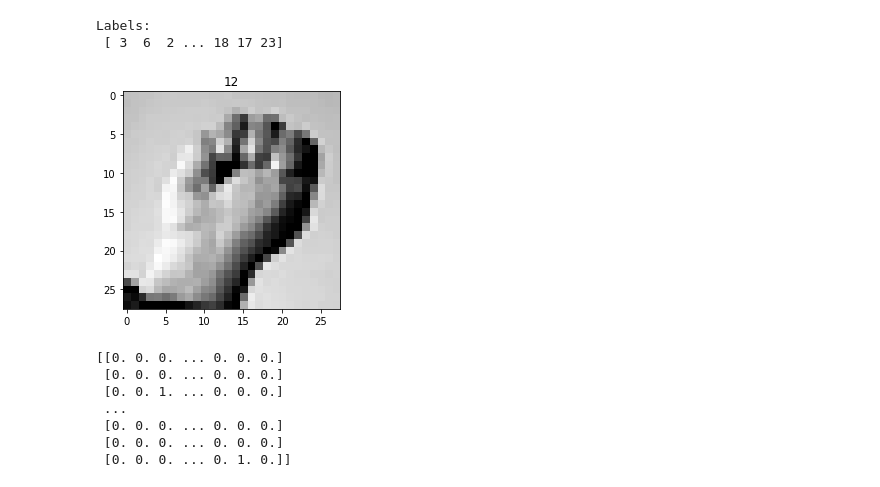
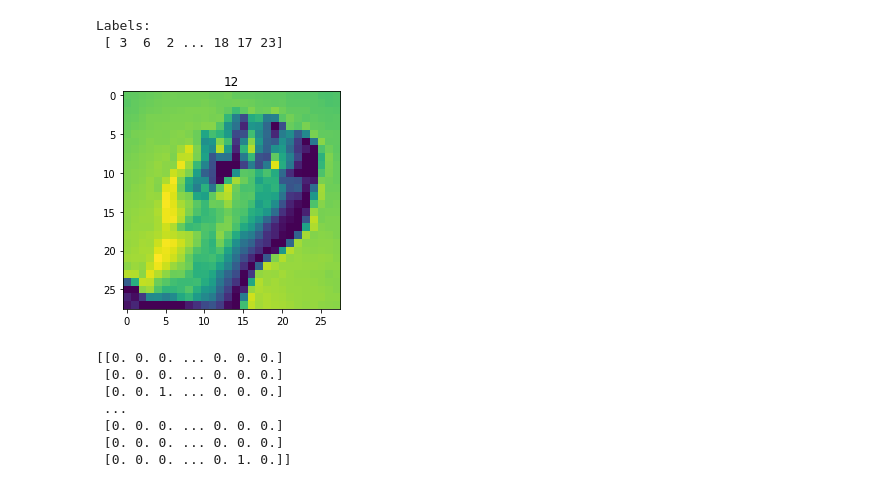
Before and after one commit to Catch-These-Signs/Sign-Language-Project, a Jupyter notebook: MLP.ipynb, the cells around one changed output. Cells and saved outputs as stored; diff of their text form; code cells hidden in the pictures.

```diff
--- a/MLP.ipynb
+++ b/MLP.ipynb
@@ -62,10 +58,10 @@ Labels:
 # %%
 # VIEW A PIECE OF THE DATA
 plt.title(str(y[100]))
-plt.imshow(x[100].reshape(28, 28), cmap = 'gray')
+plt.imshow(x[100].reshape(28, 28))
 plt.show()
 # %% [output]
-[figure, old version]
+[figure, new version]
 # %%
 # ENCODE Y
 encode_y = np.eye(25)[y]
```
Also changed, not shown: parts of 18 cells of this notebook.
